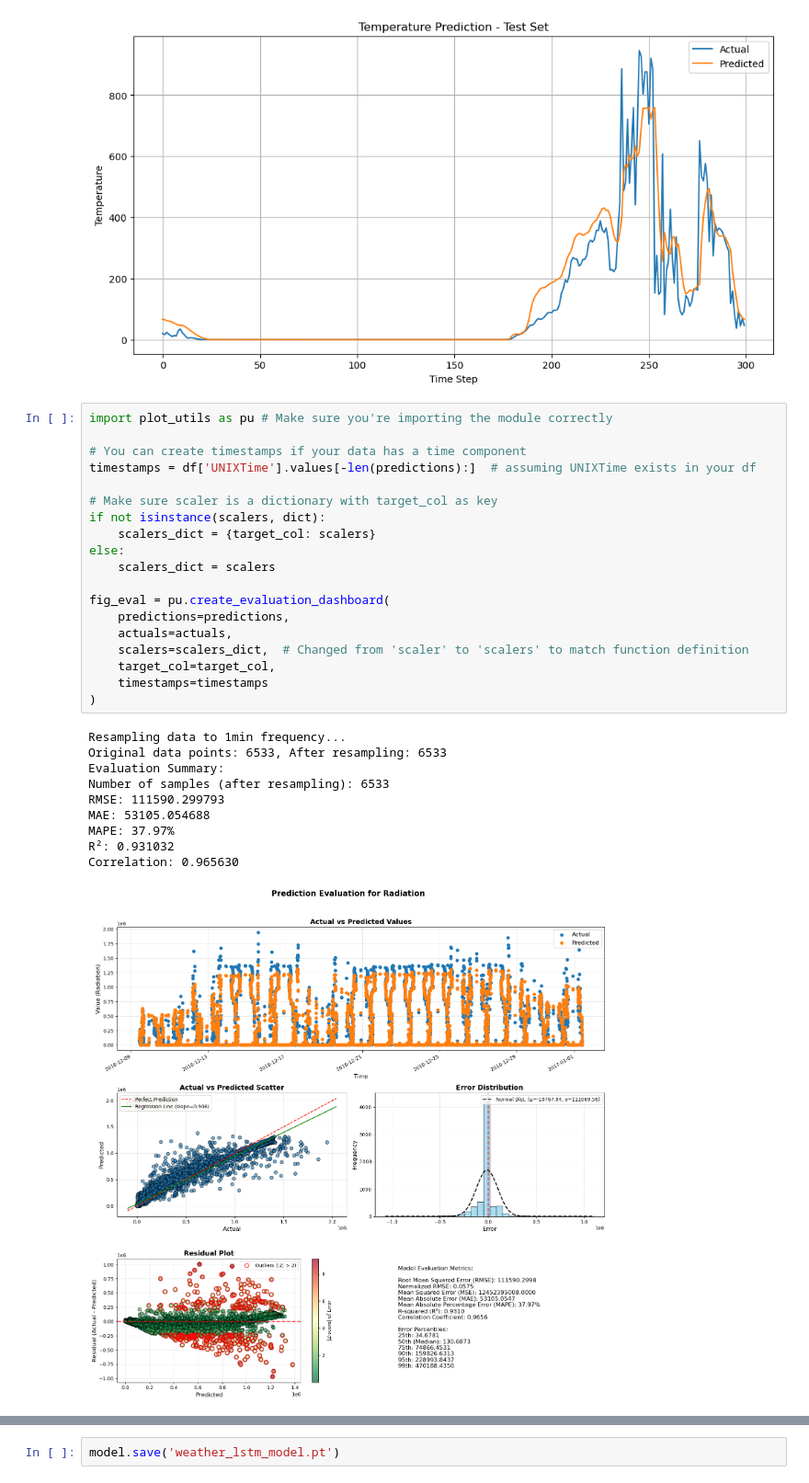
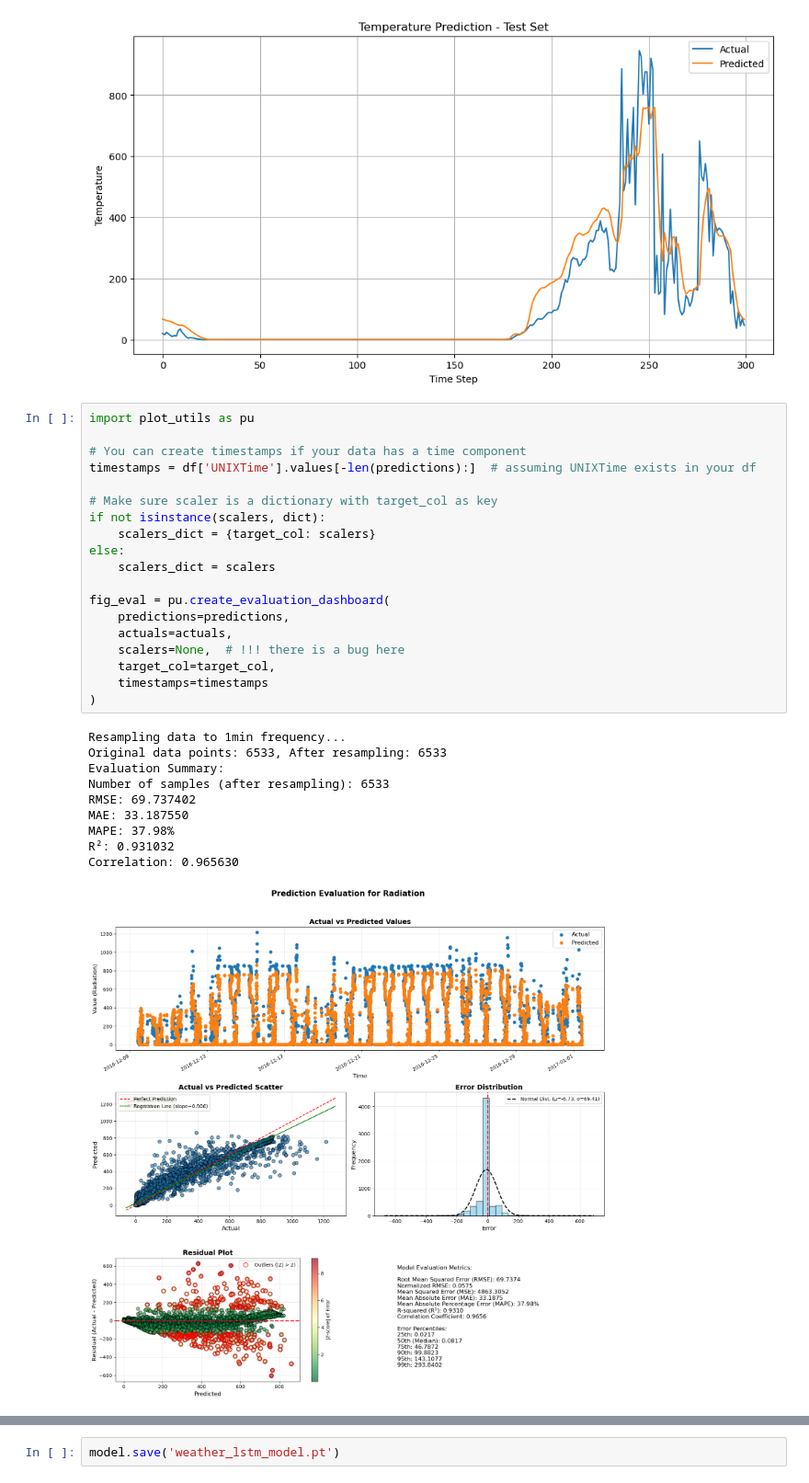
Before and after one commit to itxtx/solar_prediction, a Jupyter notebook: solar_data_notebook.ipynb, the cells around one changed output, grey strips where cells are left out. Shown at 92% size. Drawn from its saved outputs; the diff is of its cells as text.

```diff
--- a/solar_data_notebook.ipynb
+++ b/solar_data_notebook.ipynb
@@ -297,32 +297,32 @@ plt.show()
 # %% [output]
 [figure]
 # %%
-import plot_utils as pu # Make sure you're importing the module correctly
+import plot_utils as pu
 
 # You can create timestamps if your data has a time component
 timestamps = df['UNIXTime'].values[-len(predictions):]  # assuming UNIXTime exists in your df
 
 # Make sure scaler is a dictionary with target_col as key
 if not isinstance(scalers, dict):
     scalers_dict = {target_col: scalers}
 else:
     scalers_dict = scalers
 
 fig_eval = pu.create_evaluation_dashboard(
     predictions=predictions,
     actuals=actuals,
-    scalers=scalers_dict,  # Changed from 'scaler' to 'scalers' to match function definition
+    scalers=None,  # !!! there is a bug here
     target_col=target_col,
     timestamps=timestamps
 )
 # %% [output]
 Resampling data to 1min frequency...
 Original data points: 6533, After resampling: 6533
 Evaluation Summary:
 Number of samples (after resampling): 6533
-RMSE: 111590.299793
-MAE: 53105.054688
-MAPE: 37.97%
+RMSE: 69.737402
+MAE: 33.187550
+MAPE: 37.98%
 R²: 0.931032
 Correlation: 0.965630
-[figure, old version]
+[figure, new version]
```
Also changed, not shown: parts of 3 cells of this notebook, 1 other file.
